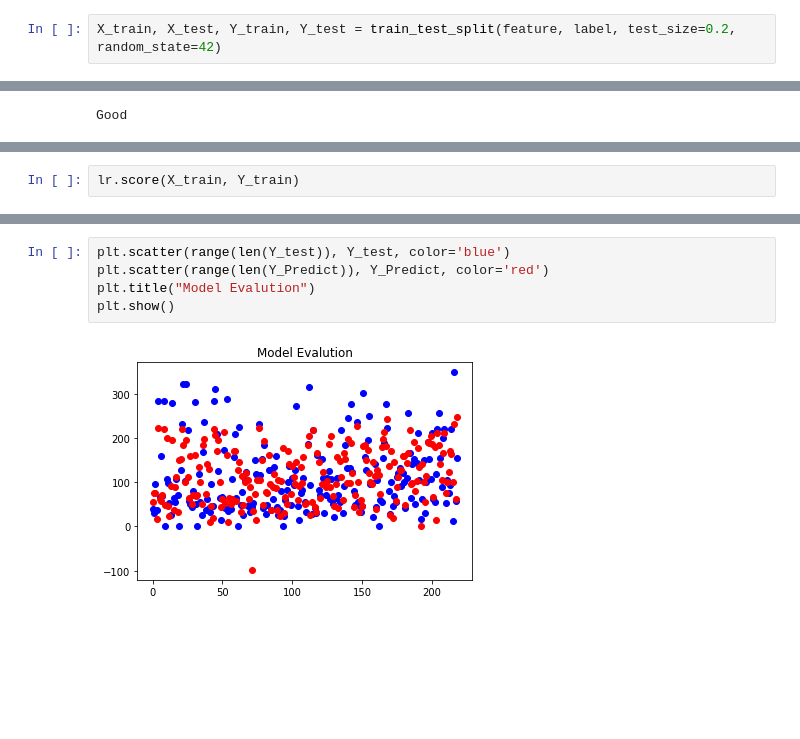
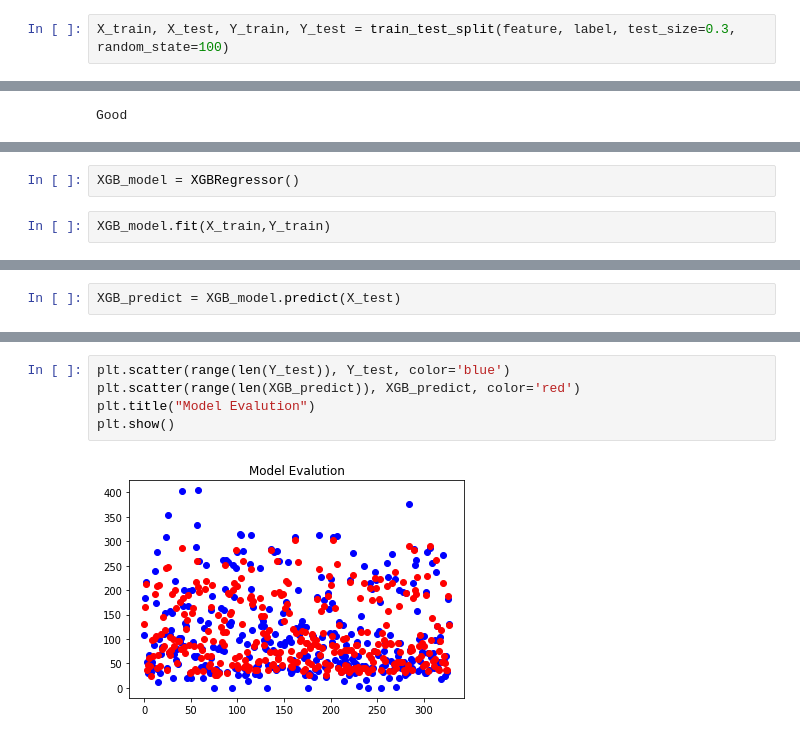
Before and after one commit to bishtanuj/AQUAP, a Jupyter notebook: AQUAP1.ipynb, the cells around one changed output, grey strips where cells are left out. Saved outputs shown, nothing was run; the diff lists cells and outputs as text; blank space fills up the shorter version.

```diff
--- a/AQUAP1.ipynb
+++ b/AQUAP1.ipynb
@@ -218,7 +220,7 @@ Name: PM 2.5, dtype: float64
 # %% [markdown]
 Divide the data into training and testing modules
 # %%
-X_train, X_test, Y_train, Y_test = train_test_split(feature, label, test_size=0.2, random_state=42)
+X_train, X_test, Y_train, Y_test = train_test_split(feature, label, test_size=0.3, random_state=100)
 # %%
 print(X_train.shape, Y_train.shape)
 # %% [output]
@@ -278,3 +311,5 @@ lr.score(X_test, Y_test)
+# %%
+XGB_model = XGBRegressor()
 # %%
-lr.score(X_train, Y_train)
+XGB_model.fit(X_train,Y_train)
 # %% [output]
@@ -281,0 +318,2 @@ lr.score(X_train, Y_train)
+# %%
+XGB_predict = XGB_model.predict(X_test)
@@ -282,7 +331,7 @@ lr.score(X_train, Y_train)
 # %%
 plt.scatter(range(len(Y_test)), Y_test, color='blue')
-plt.scatter(range(len(Y_Predict)), Y_Predict, color='red')
+plt.scatter(range(len(XGB_predict)), XGB_predict, color='red')
 plt.title("Model Evalution")
 plt.show()
 # %% [output]
-[figure, old version]
+[figure, new version]
```
Also changed, not shown: parts of 17 cells of this notebook.
